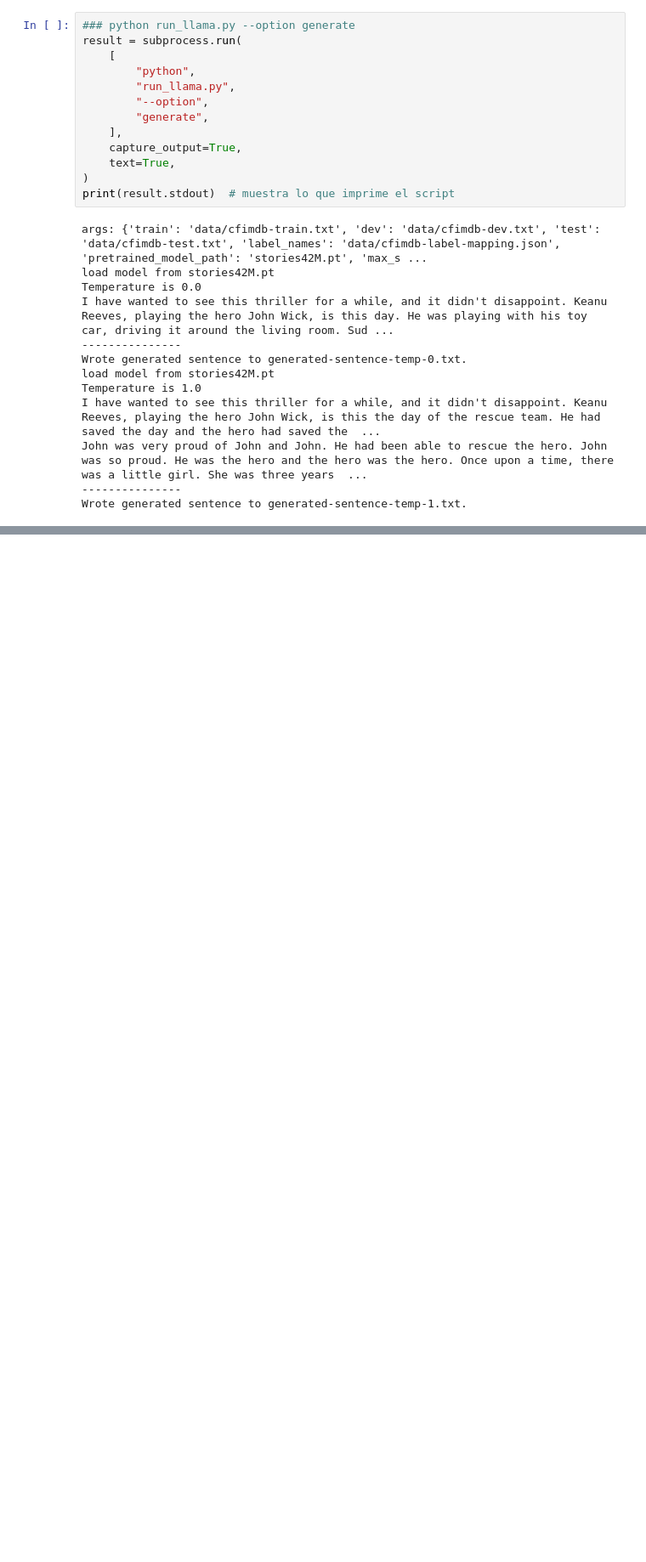
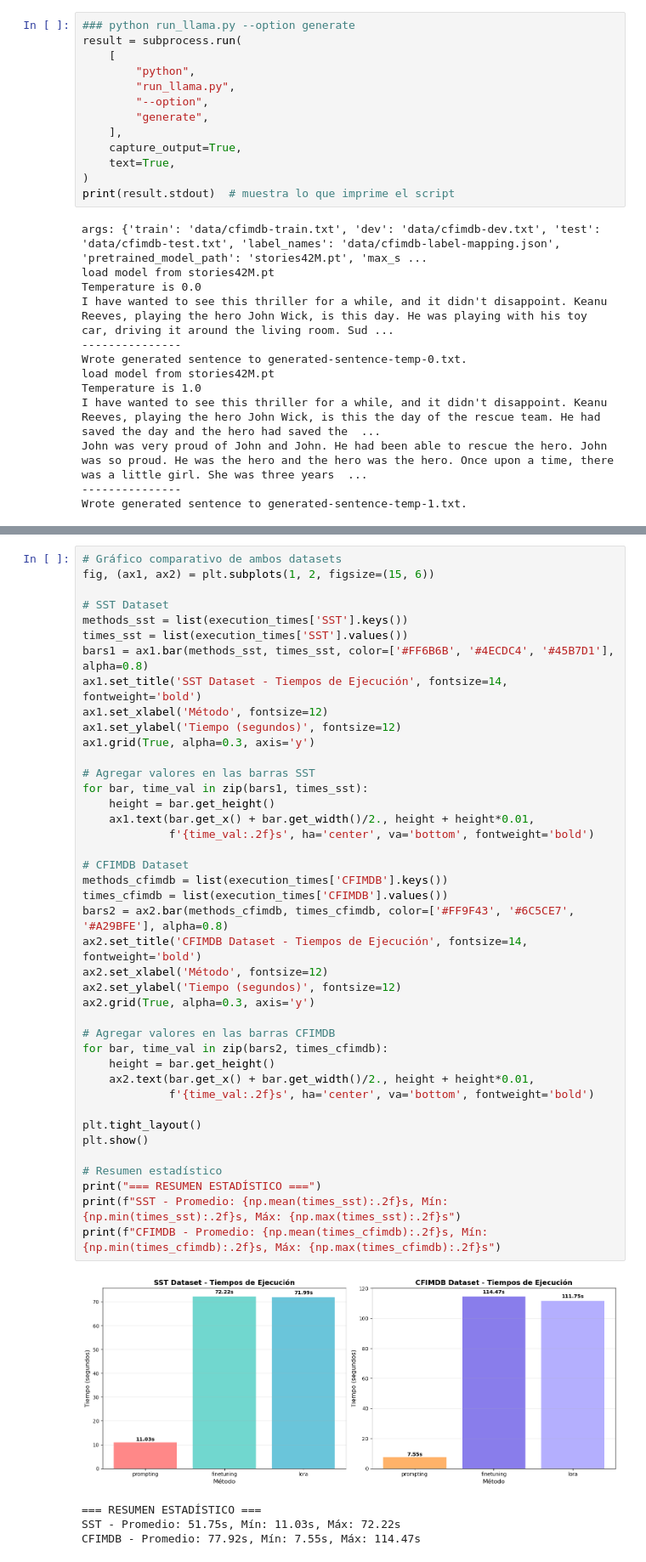
Before and after one commit to JeffAsDRK/MMIA_NLP_project, a Jupyter notebook: testing.ipynb, the cells around one changed output, grey strips where cells are left out. Shown at 85% size. Drawn from its saved outputs; the diff is of its cells as text; blank space fills up the shorter version.

```diff
--- a/testing.ipynb
+++ b/testing.ipynb
@@ -249,0 +366,46 @@ test acc :: 0.725
+# %%
+# Gráfico comparativo de ambos datasets
+fig, (ax1, ax2) = plt.subplots(1, 2, figsize=(15, 6))
+
+# SST Dataset
+methods_sst = list(execution_times['SST'].keys())
+times_sst = list(execution_times['SST'].values())
+bars1 = ax1.bar(methods_sst, times_sst, color=['#FF6B6B', '#4ECDC4', '#45B7D1'], alpha=0.8)
+ax1.set_title('SST Dataset - Tiempos de Ejecución', fontsize=14, fontweight='bold')
+ax1.set_xlabel('Método', fontsize=12)
+ax1.set_ylabel('Tiempo (segundos)', fontsize=12)
+ax1.grid(True, alpha=0.3, axis='y')
+
+# Agregar valores en las barras SST
+for bar, time_val in zip(bars1, times_sst):
+    height = bar.get_height()
+    ax1.text(bar.get_x() + bar.get_width()/2., height + height*0.01,
+             f'{time_val:.2f}s', ha='center', va='bottom', fontweight='bold')
+
+# CFIMDB Dataset
+methods_cfimdb = list(execution_times['CFIMDB'].keys())
+times_cfimdb = list(execution_times['CFIMDB'].values())
+bars2 = ax2.bar(methods_cfimdb, times_cfimdb, color=['#FF9F43', '#6C5CE7', '#A29BFE'], alpha=0.8)
+ax2.set_title('CFIMDB Dataset - Tiempos de Ejecución', fontsize=14, fontweight='bold')
+ax2.set_xlabel('Método', fontsize=12)
+ax2.set_ylabel('Tiempo (segundos)', fontsize=12)
+ax2.grid(True, alpha=0.3, axis='y')
+
+# Agregar valores en las barras CFIMDB
+for bar, time_val in zip(bars2, times_cfimdb):
+    height = bar.get_height()
+    ax2.text(bar.get_x() + bar.get_width()/2., height + height*0.01,
+             f'{time_val:.2f}s', ha='center', va='bottom', fontweight='bold')
+
+plt.tight_layout()
+plt.show()
+
+# Resumen estadístico
+print("=== RESUMEN ESTADÍSTICO ===")
+print(f"SST - Promedio: {np.mean(times_sst):.2f}s, Mín: {np.min(times_sst):.2f}s, Máx: {np.max(times_sst):.2f}s")
+print(f"CFIMDB - Promedio: {np.mean(times_cfimdb):.2f}s, Mín: {np.min(times_cfimdb):.2f}s, Máx: {np.max(times_cfimdb):.2f}s")
+# %% [output]
+[figure, added]
+=== RESUMEN ESTADÍSTICO ===
+SST - Promedio: 51.75s, Mín: 11.03s, Máx: 72.22s
+CFIMDB - Promedio: 77.92s, Mín: 7.55s, Máx: 114.47s
```
Also changed, not shown: parts of 10 cells of this notebook, 8 other files.
